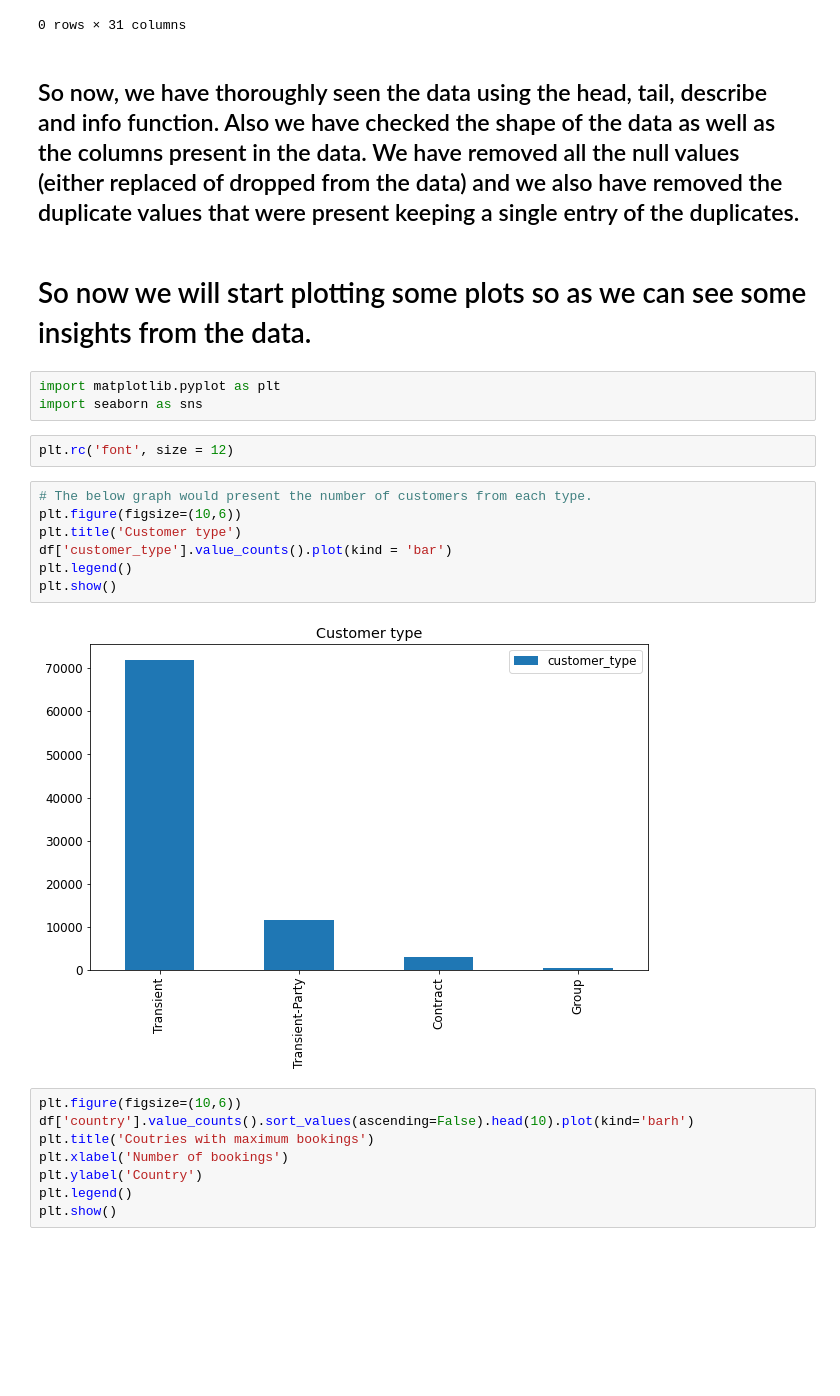
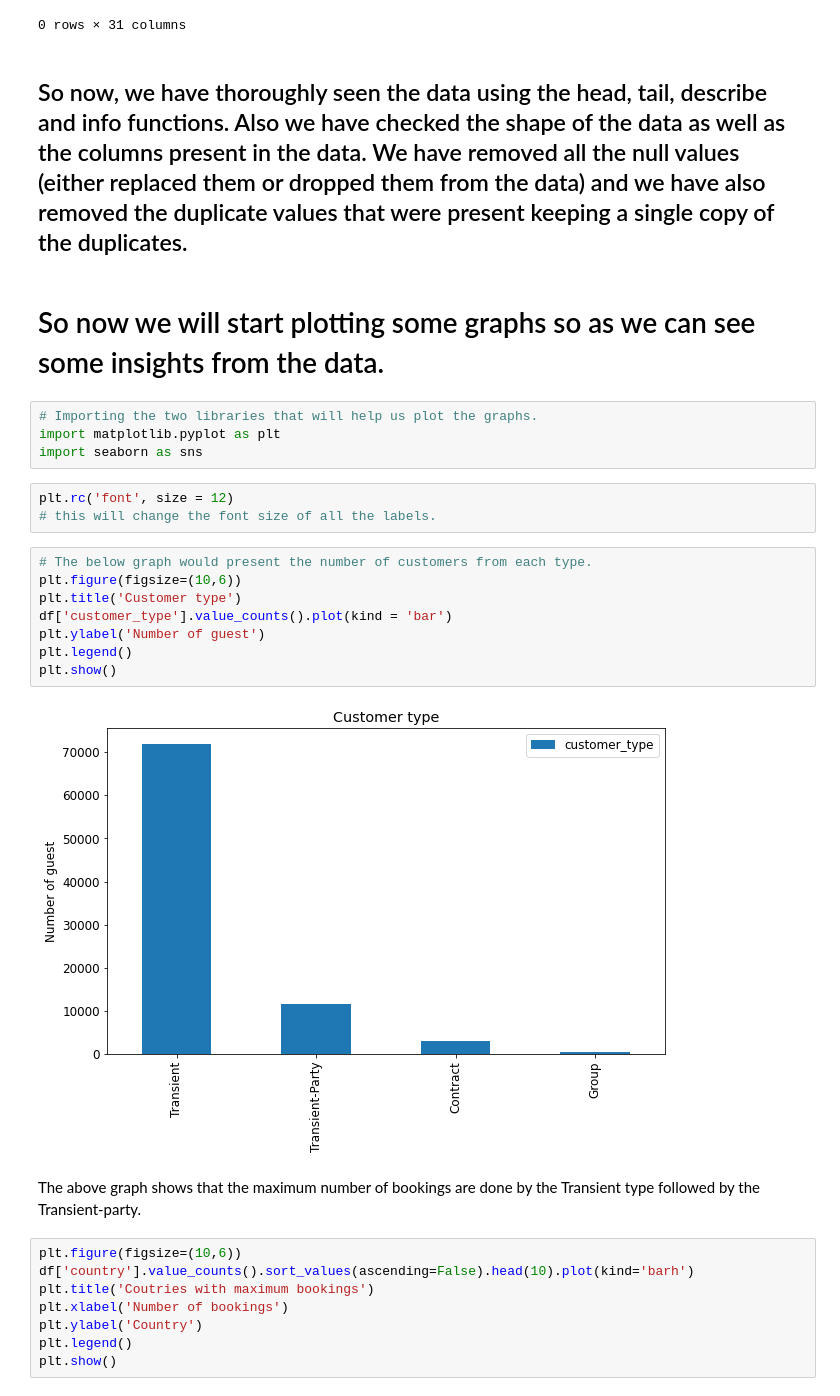
Before and after one commit to jatinsharma16/Capstone-Project-EDA, a Jupyter notebook: Hotel_Booking_Analysis_Capstone_Project.ipynb, the cells around one changed output. Saved outputs shown, nothing was run; the diff lists cells and outputs as text; blank space fills up the shorter version.

```diff
--- a/Hotel_Booking_Analysis_Capstone_Project.ipynb
+++ b/Hotel_Booking_Analysis_Capstone_Project.ipynb
@@ -188,23 +223,28 @@ df[df.duplicated()]
 |  | hotel | is_canceled | lead_time | arrival_date_year | arrival_date_month | arrival_date_week_number | ... |
 0 rows × 31 columns
 # %% [markdown]
-<h2> So now, we have thoroughly seen the data using the head, tail, describe and info function. Also we have checked the shape of the data as well as the columns present in the data. We have removed all the null values (either replaced of dropped from the data) and we also have removed the duplicate values that were present keeping a single entry of the duplicates.
+<h2> So now, we have thoroughly seen the data using the head, tail, describe and info functions. Also we have checked the shape of the data as well as the columns present in the data. We have removed all the null values (either replaced them or dropped them from the data) and we have also removed the duplicate values that were present keeping a single copy of the duplicates.
 # %% [markdown]
-<h1> So now we will start plotting some plots so as we can see some insights from the data.
+<h1> So now we will start plotting some graphs so as we can see some insights from the data.
 # %%
+# Importing the two libraries that will help us plot the graphs.
 import matplotlib.pyplot as plt
 import seaborn as sns
 # %%
 plt.rc('font', size = 12)
+# this will change the font size of all the labels.
 # %%
 # The below graph would present the number of customers from each type.
 plt.figure(figsize=(10,6))
 plt.title('Customer type')
 df['customer_type'].value_counts().plot(kind = 'bar')
+plt.ylabel('Number of guest')
 plt.legend()
 plt.show()
 # %% [output]
-[figure, old version]
+[figure, new version]
+# %% [markdown]
+The above graph shows that the maximum number of bookings are done by the Transient type followed by the Transient-party.
 # %%
 plt.figure(figsize=(10,6))
 df['country'].value_counts().sort_values(ascending=False).head(10).plot(kind='barh')
```
Also changed, not shown: parts of 36 cells of this notebook.
